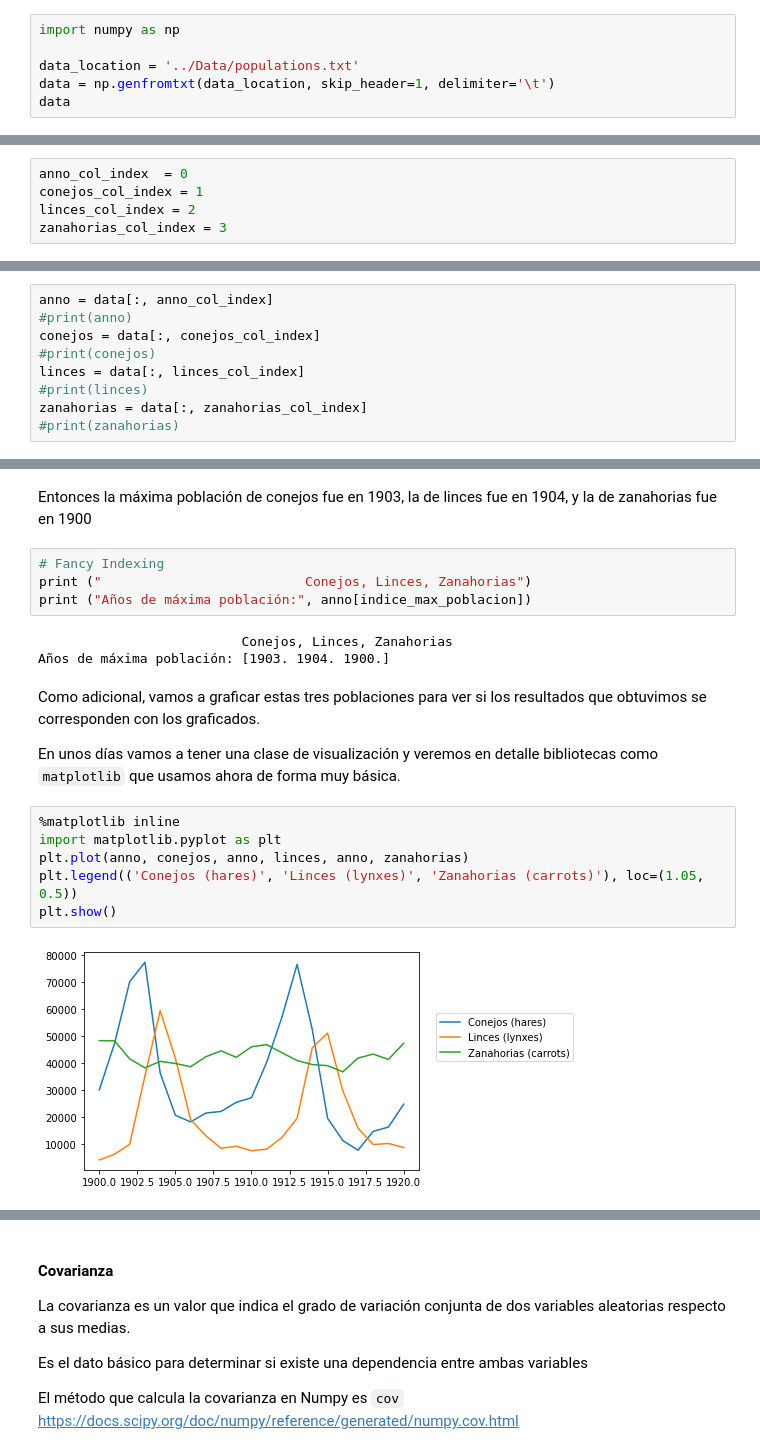
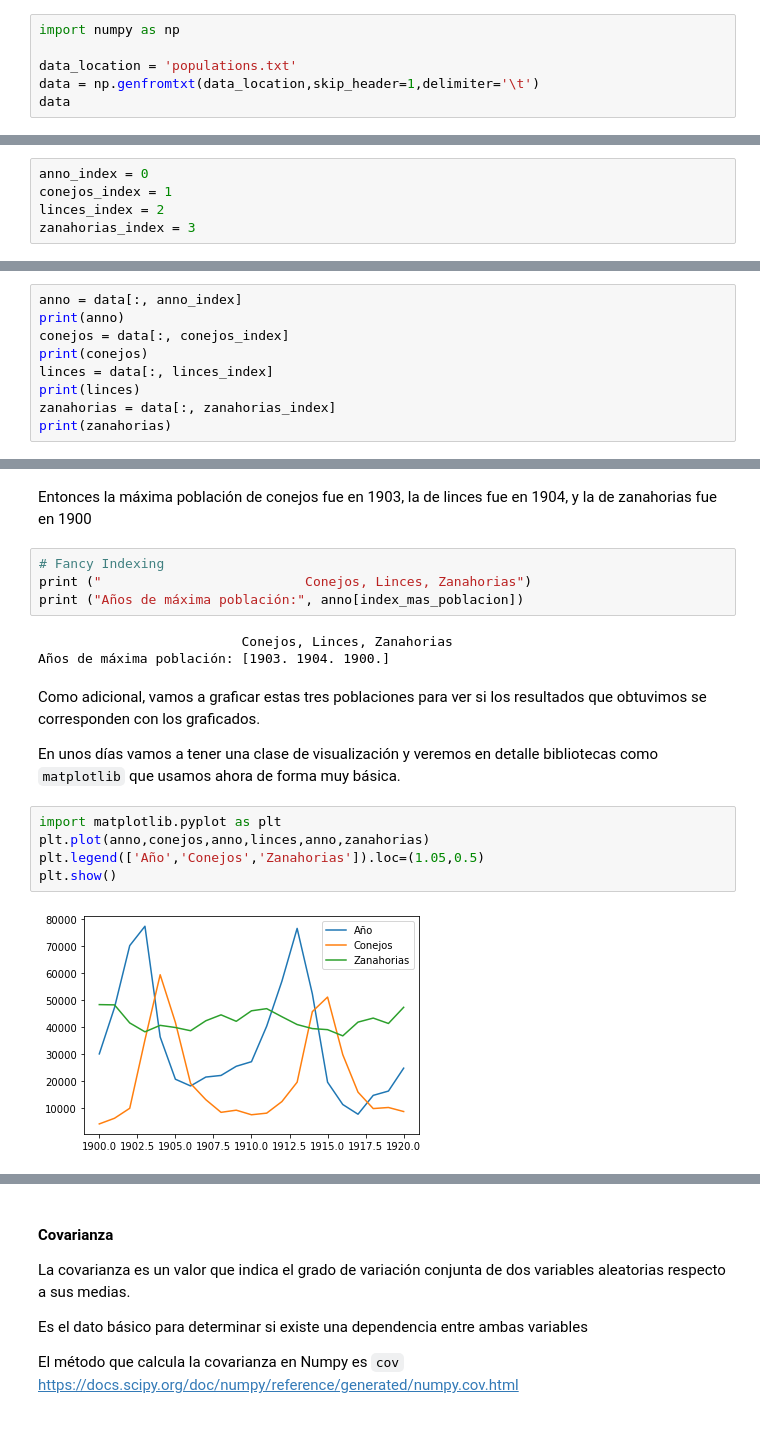
Before and after one commit to C3r3l4k/Clases_DH_DS, a Jupyter notebook: Clases de Data Science/Clase 4 - Estadisticas Descriptiva/Notebooks/1_estadistica.ipynb, the cells around one changed output, grey strips where cells are left out. Saved outputs shown, nothing was run; the diff lists cells and outputs as text.

```diff
--- a/Clases de Data Science/Clase 4 - Estadisticas Descriptiva/Notebooks/1_estadistica.ipynb
+++ b/Clases de Data Science/Clase 4 - Estadisticas Descriptiva/Notebooks/1_estadistica.ipynb
@@ -119,8 +121,8 @@ Y luego vamos a convertir en arrays, que aprendimos a usar recientemente, cada u
 # %%
 import numpy as np
 
-data_location = '../Data/populations.txt'
-data = np.genfromtxt(data_location, skip_header=1, delimiter='\t')
+data_location = 'populations.txt'
+data = np.genfromtxt(data_location,skip_header=1,delimiter='\t')
 data
 # %% [output]
 array([[ 1900., 30000.,  4000., 48300.],
@@ -143,18 +145,18 @@ array([[ 1900., 30000.,  4000., 48300.],
 # %% [markdown]
 Definimos variables con el índice que corresponde a cada población:
 # %%
-anno_col_index  = 0
-conejos_col_index = 1
-linces_col_index = 2
-zanahorias_col_index = 3
+anno_index = 0
+conejos_index = 1
+linces_index = 2
+zanahorias_index = 3
 # %% [markdown]
 Vamos a crear un array de Numpy para cada población y para el año, usando slicing (si no lo recuerdan, revisen la clase  de Numpy):
 # %%
-anno = data[:, anno_col_index]
-#print(anno)
-conejos = data[:, conejos_col_index]
-#print(conejos)
-linces = data[:, linces_col_index]
-#print(linces)
-zanahorias = data[:, zanahorias_col_index]
-#print(zanahorias)
+anno = data[:, anno_index]
+print(anno)
+conejos = data[:, conejos_index]
+print(conejos)
+linces = data[:, linces_index]
+print(linces)
+zanahorias = data[:, zanahorias_index]
+print(zanahorias)
@@ -233,7 +247,7 @@ Entonces la máxima población de conejos fue en 1903, la de linces fue en 1904,
 # %%
 # Fancy Indexing
 print ("                          Conejos, Linces, Zanahorias")
-print ("Años de máxima población:", anno[indice_max_poblacion])
+print ("Años de máxima población:", anno[index_mas_poblacion])
 # %% [output]
                           Conejos, Linces, Zanahorias
 Años de máxima población: [1903. 1904. 1900.]
@@ -242,13 +256,12 @@ Como adicional, vamos a graficar estas tres poblaciones para ver si los resultad
 
 En unos días vamos a tener una clase de visualización y veremos en detalle bibliotecas como `matplotlib` que usamos ahora de forma muy básica.
 # %%
-%matplotlib inline
 import matplotlib.pyplot as plt
-plt.plot(anno, conejos, anno, linces, anno, zanahorias)
-plt.legend(('Conejos (hares)', 'Linces (lynxes)', 'Zanahorias (carrots)'), loc=(1.05, 0.5))
+plt.plot(anno,conejos,anno,linces,anno,zanahorias)
+plt.legend(['Año','Conejos','Zanahorias']).loc=(1.05,0.5)
 plt.show()
 # %% [output]
-[figure, old version]
+[figure, new version]
 # %% [markdown]
 <div id="ejercicio1" style="float:left;width: 100%;">
   <div style="float:left;width: 15%;"><img src="../../../common/icons/ponete_a_prueba.png" style="align:left"/> </div>
```
Also changed, not shown: parts of 9 cells of this notebook, 3 other files.
